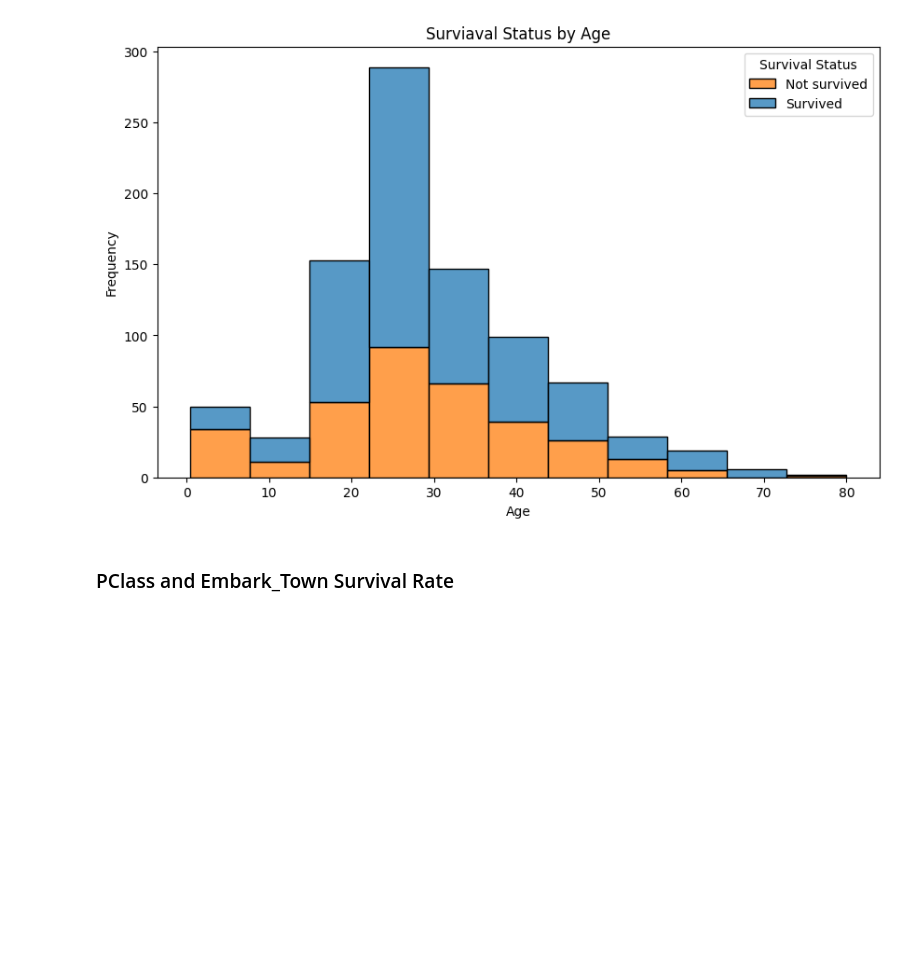
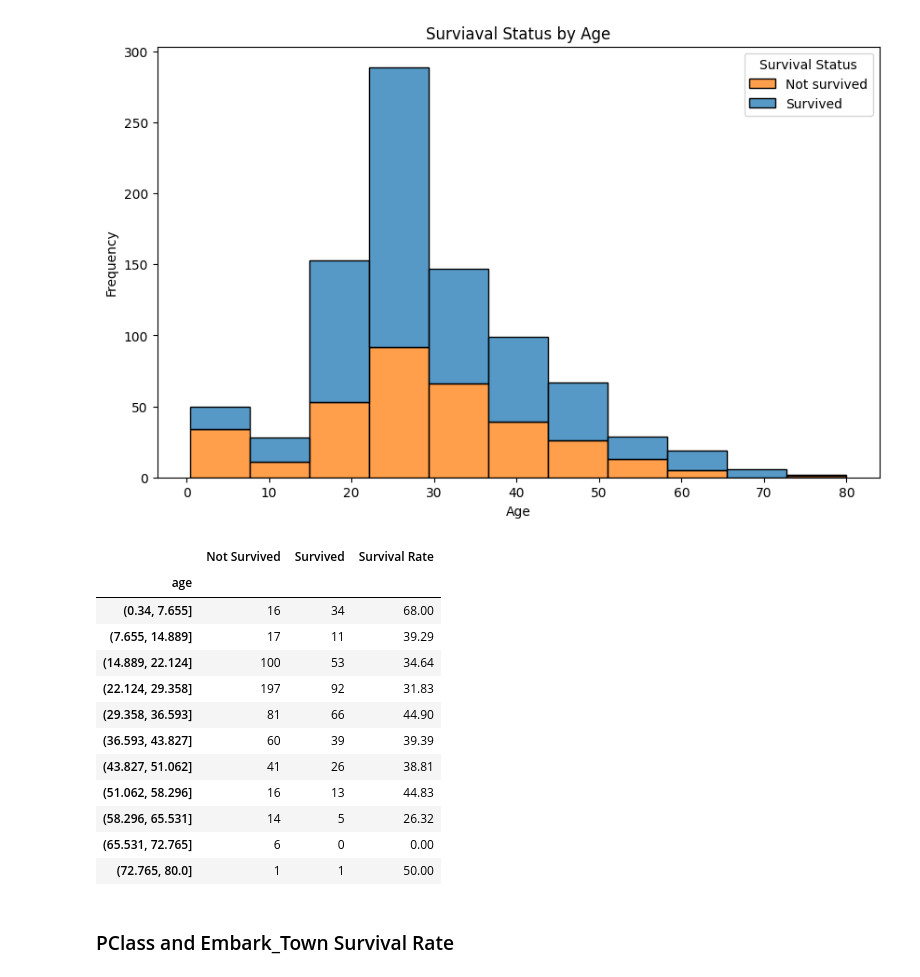
Before and after one commit to chance-roberts/DATA6550-Visualization, a Jupyter notebook: Code/Roberts/RobertsC_Visualization.ipynb, the cells around one changed output. Drawn from its saved outputs; the diff is of its cells as text; code cells hidden in the pictures; blank space fills up the shorter version.

```diff
--- a/Code/Roberts/RobertsC_Visualization.ipynb
+++ b/Code/Roberts/RobertsC_Visualization.ipynb
@@ -240,5 +240,26 @@ plt.legend(title="Survival Status", labels=["Not survived", "Survived"])
 plt.show()
 # %% [output]
 [figure]
+# %%
+#Display the counts of 'survived' for each age group
+age_bins = pd.cut(titanic['age'], bins=int(sturges_bin))
+age_survived = titanic.groupby(age_bins)['survived'].value_counts().unstack()
+age_survived.columns = ['Not Survived', 'Survived']
+age_survived['Survival Rate'] = np.round(age_survived['Survived'] / (age_survived['Survived'] + age_survived['Not Survived']) * 100, 2)
+age_survived
+# %% [output]
+|  | Not Survived | Survived | Survival Rate |
+| age |  |  |  |
+| (0.34, 7.655] | 16 | 34 | 68.00 |
+| (7.655, 14.889] | 17 | 11 | 39.29 |
+| (14.889, 22.124] | 100 | 53 | 34.64 |
+| (22.124, 29.358] | 197 | 92 | 31.83 |
+| (29.358, 36.593] | 81 | 66 | 44.90 |
+| (36.593, 43.827] | 60 | 39 | 39.39 |
+| (43.827, 51.062] | 41 | 26 | 38.81 |
+| (51.062, 58.296] | 16 | 13 | 44.83 |
+| (58.296, 65.531] | 14 | 5 | 26.32 |
+| (65.531, 72.765] | 6 | 0 | 0.00 |
+| (72.765, 80.0] | 1 | 1 | 50.00 |
 # %% [markdown]
 ### PClass and Embark_Town Survival Rate
```
Also changed, not shown: parts of 6 cells of this notebook.
